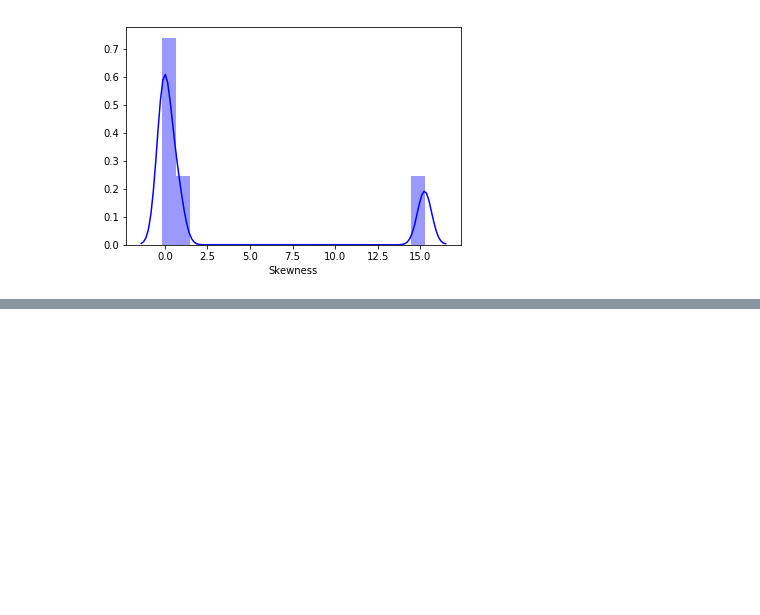
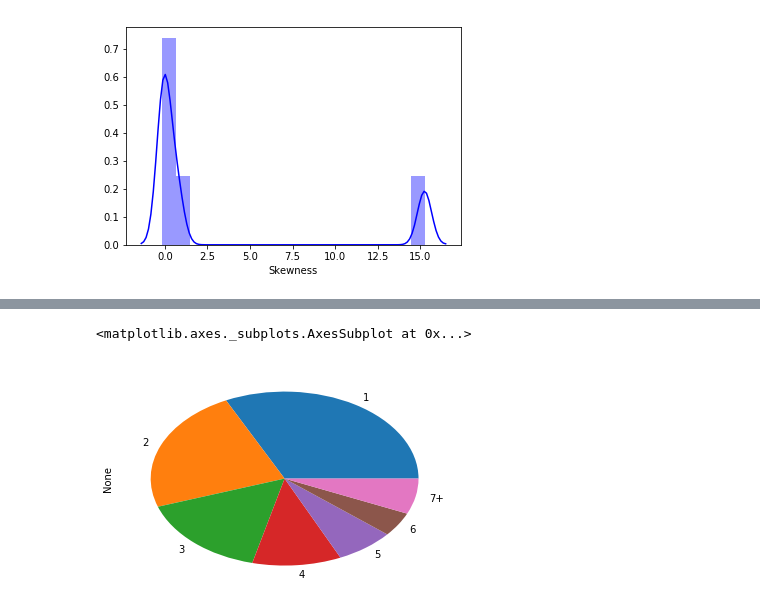
Before and after one commit to truongkhanhduy95/Heritage-Health-Prize, a Jupyter notebook: explore.ipynb, the cells around one changed output, grey strips where cells are left out. Cells and saved outputs as stored; diff of their text form; code cells hidden in the pictures; blank space fills up the shorter version.

```diff
--- a/explore.ipynb
+++ b/explore.ipynb
@@ -113,0 +117,5 @@ sns.distplot(df.skew(),color='blue',axlabel ='Skewness')
+# %%
+df_drug.groupby(['DrugCount']).size().plot.pie()
+# %% [output]
+<matplotlib.axes._subplots.AxesSubplot at 0x...>
+[figure, added]
```
Also changed, not shown: parts of 4 cells of this notebook.
